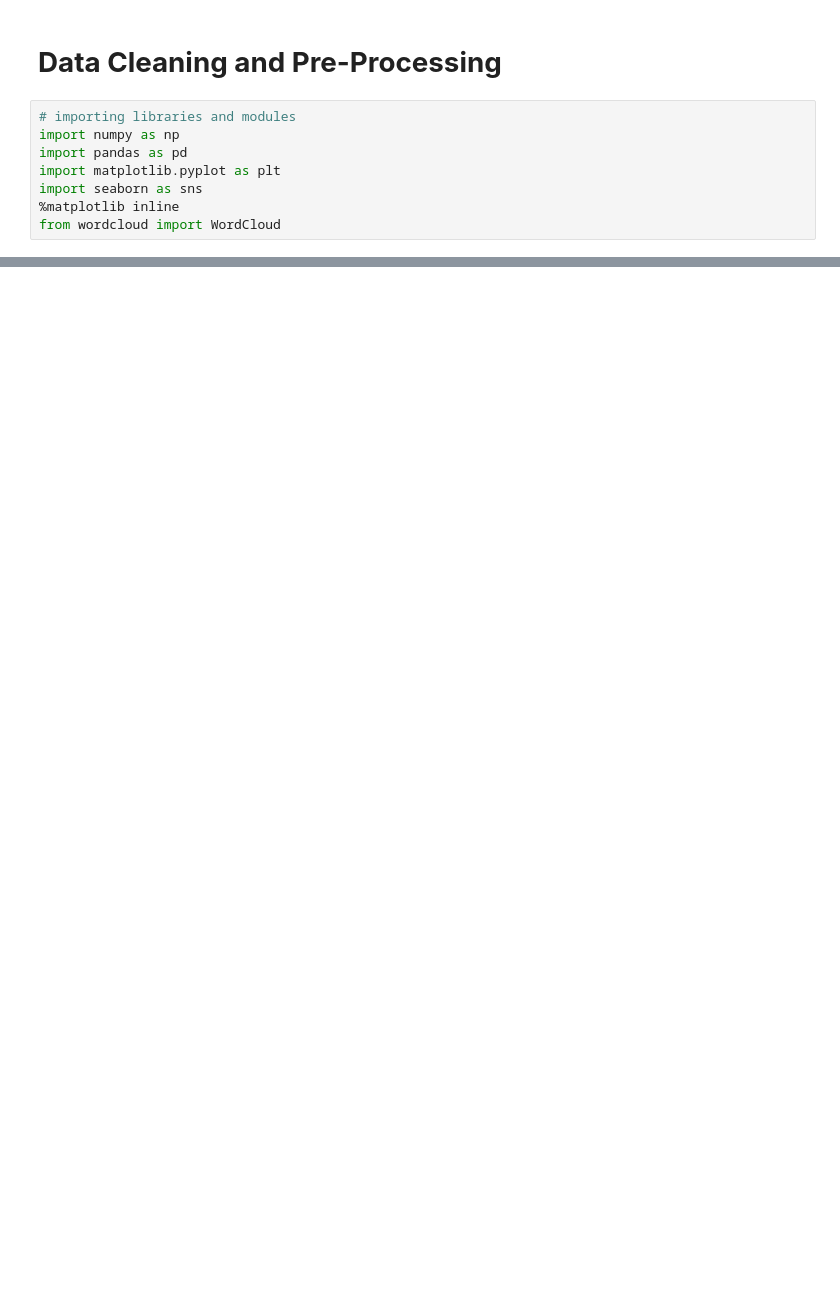
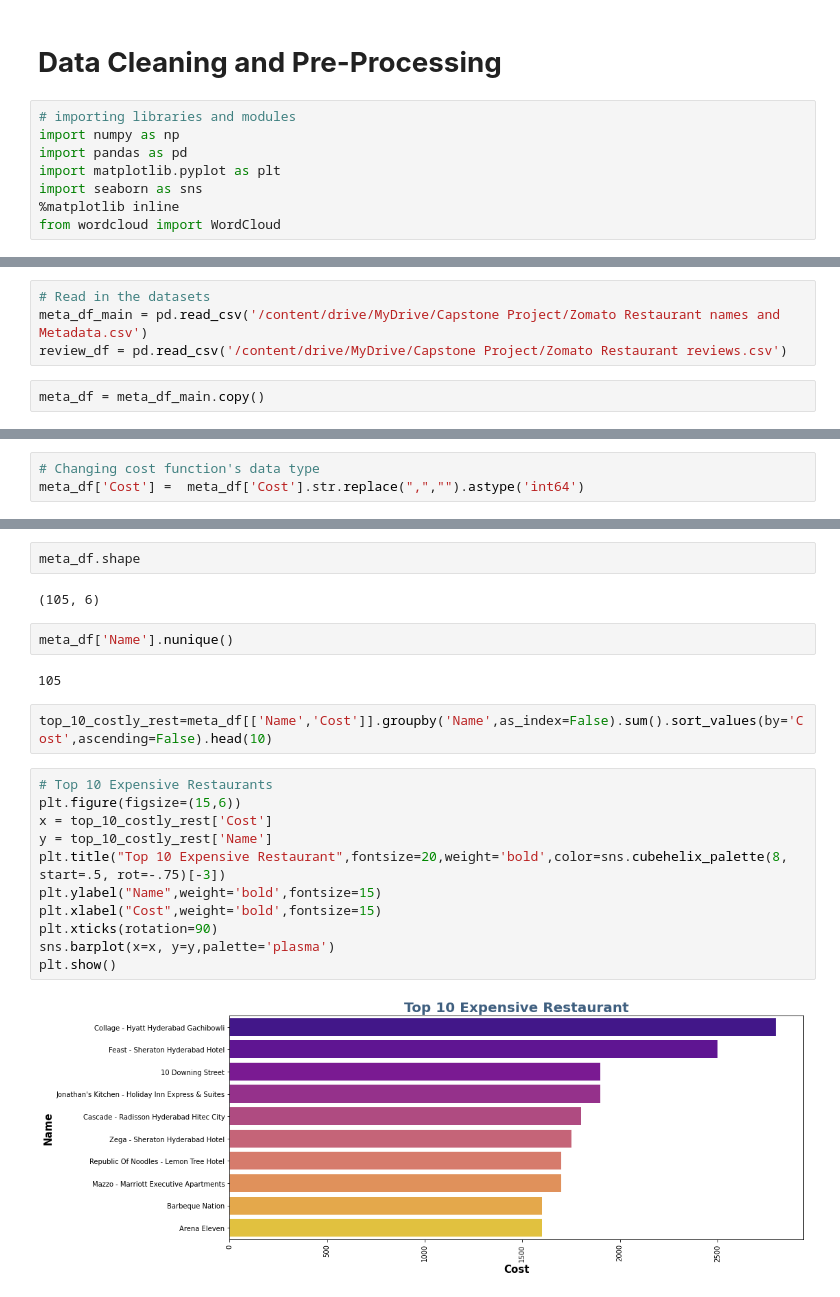
Before and after one commit to Naveen-King/Zomoto_Restaurant_Clustering_and_Sentiment_Analysis, a Jupyter notebook: Zomoto_Restaurant_Clustering_and_Sentiment_Analysis.ipynb, the cells around one changed output, grey strips where cells are left out. Drawn from its saved outputs; the diff is of its cells as text; blank space fills up the shorter version.

```diff
--- a/Zomoto_Restaurant_Clustering_and_Sentiment_Analysis.ipynb
+++ b/Zomoto_Restaurant_Clustering_and_Sentiment_Analysis.ipynb
@@ -83,0 +96,6 @@ UnicodeDecodeError: ignored
+# %%
+# Read in the datasets
+meta_df_main = pd.read_csv('/content/drive/MyDrive/Capstone Project/Zomato Restaurant names and Metadata.csv')
+review_df = pd.read_csv('/content/drive/MyDrive/Capstone Project/Zomato Restaurant reviews.csv')
+# %%
+meta_df = meta_df_main.copy()
@@ -83,0 +178,3 @@ UnicodeDecodeError: ignored
+# %%
+# Changing cost function's data type
+meta_df['Cost'] =  meta_df['Cost'].str.replace(",","").astype('int64')
@@ -83,0 +192,23 @@ UnicodeDecodeError: ignored
+# %%
+meta_df.shape
+# %% [output]
+(105, 6)
+# %%
+meta_df['Name'].nunique()
+# %% [output]
+105
+# %%
+top_10_costly_rest=meta_df[['Name','Cost']].groupby('Name',as_index=False).sum().sort_values(by='Cost',ascending=False).head(10)
+# %%
+# Top 10 Expensive Restaurants
+plt.figure(figsize=(15,6))
+x = top_10_costly_rest['Cost']
+y = top_10_costly_rest['Name']
+plt.title("Top 10 Expensive Restaurant",fontsize=20,weight='bold',color=sns.cubehelix_palette(8, start=.5, rot=-.75)[-3])
+plt.ylabel("Name",weight='bold',fontsize=15)
+plt.xlabel("Cost",weight='bold',fontsize=15)
+plt.xticks(rotation=90)
+sns.barplot(x=x, y=y,palette='plasma')
+plt.show()
+# %% [output]
+[figure, added]
```
Also changed, not shown: parts of 200 cells of this notebook.
